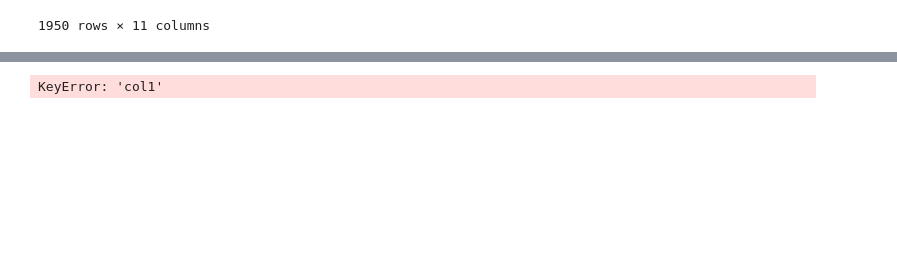
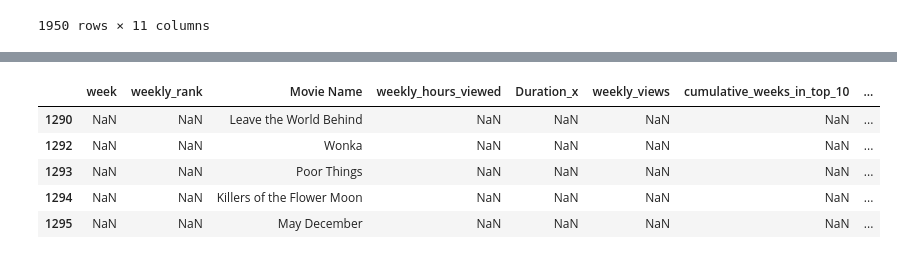
Before and after one commit to mopfun/Project_4_Grp_1, a Jupyter notebook: main.ipynb, the cells around one changed output, grey strips where cells are left out. Saved outputs shown, nothing was run; the diff lists cells and outputs as text; code cells hidden in the pictures; blank space fills up the shorter version.

```diff
--- a/main.ipynb
+++ b/main.ipynb
@@ -214,7 +228,12 @@ cleaned_data.head()
 # cleaned = merged_df.loc[:, ['col1', 'col3']]
 # %%
 #removing the nans
-final_df = cleaned_data. dropna(subset=['col1'])
-final_df
+final_df = cleaned_data. dropna(subset=['Rating', 'Votes', 'Meta Score', 'Genre'])
+final_df.head()
 # %% [output]
-KeyError: 'col1'
+|  | week | weekly_rank | Movie Name | weekly_hours_viewed | Duration_x | weekly_views | cumulative_weeks_in_top_10 | ... |
+| 1290 | NaN | NaN | Leave the World Behind | NaN | NaN | NaN | NaN | ... |
+| 1292 | NaN | NaN | Wonka | NaN | NaN | NaN | NaN | ... |
+| 1293 | NaN | NaN | Poor Things | NaN | NaN | NaN | NaN | ... |
+| 1294 | NaN | NaN | Killers of the Flower Moon | NaN | NaN | NaN | NaN | ... |
+| 1295 | NaN | NaN | May December | NaN | NaN | NaN | NaN | ... |
```
Also changed, not shown: parts of 2 cells of this notebook, 1 other file.
